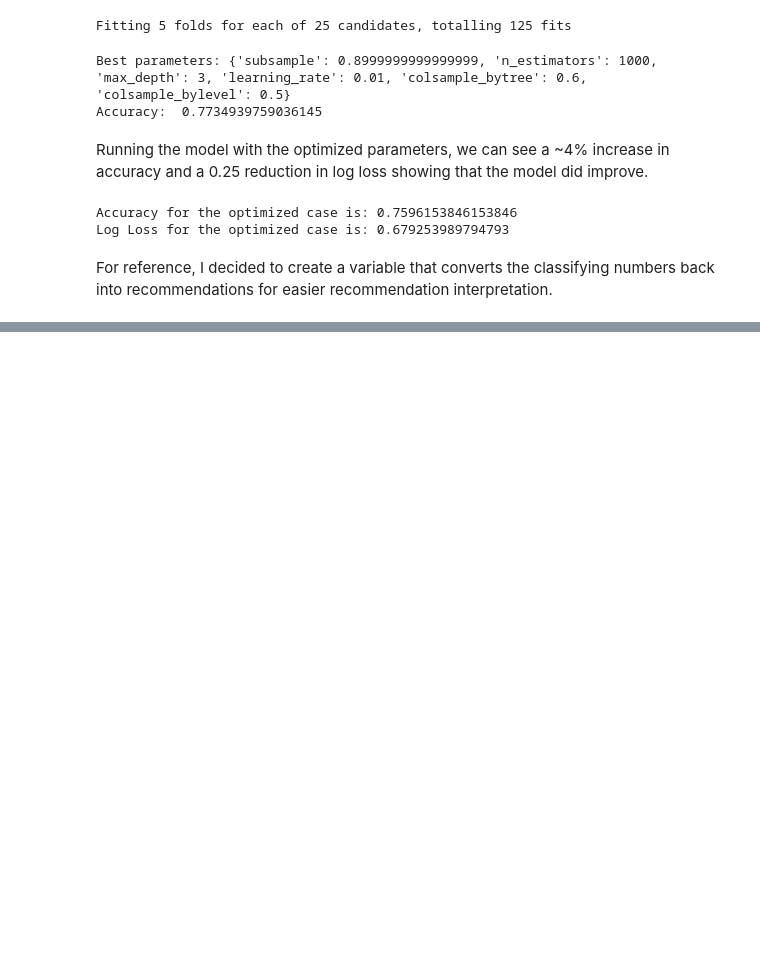
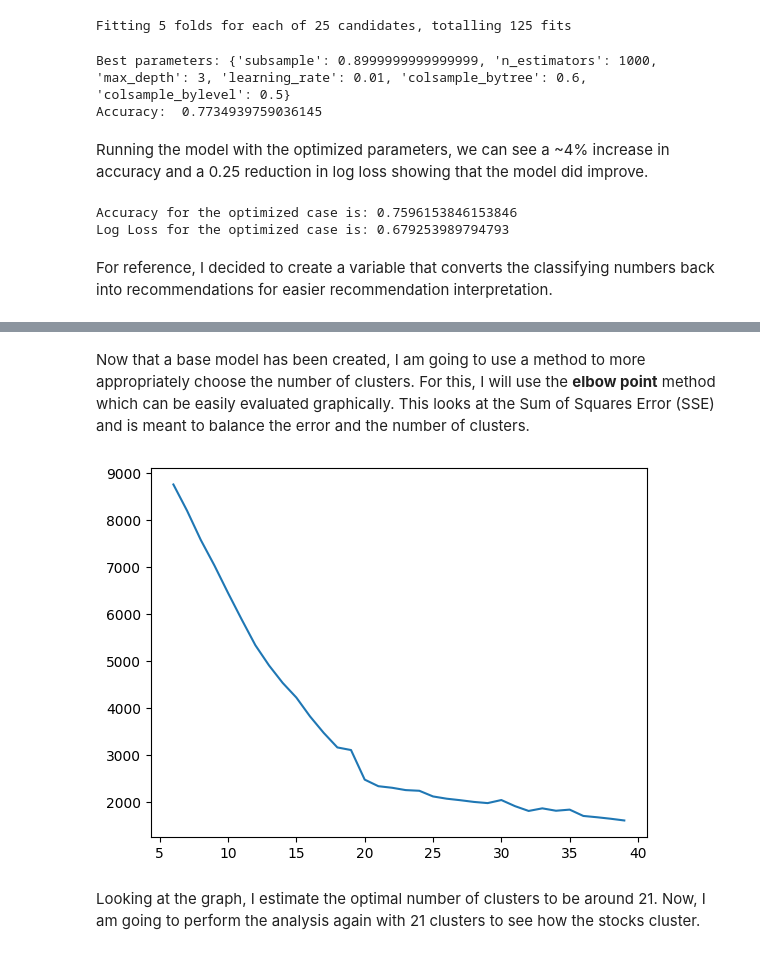
Before and after one commit to michaelwfouts/stock-fundamental-analysis-and-modeling, a Jupyter notebook: stock-fundamental-analysis-and-modeling/stock-fundamentals-analysis.ipynb, the cells around one changed output, grey strips where cells are left out. Drawn from its saved outputs; the diff is of its cells as text; code cells hidden in the pictures; blank space fills up the shorter version.

```diff
--- a/stock-fundamental-analysis-and-modeling/stock-fundamentals-analysis.ipynb
+++ b/stock-fundamental-analysis-and-modeling/stock-fundamentals-analysis.ipynb
@@ -723,0 +761,5 @@ final_recommendations = label_encoder.inverse_transform(opt_predictions)
+# %%
+# For this analysis, the data frame will be scaled as the large range difference between
+# number types gives disproportionate weight to higher numbers
+scaler = StandardScaler()
+scaled_X = scaler.fit_transform(X)
@@ -723,0 +781,23 @@ final_recommendations = label_encoder.inverse_transform(opt_predictions)
+# %% [markdown]
+Now that a base model has been created, I am going to use a method to more appropriately choose the number of clusters.  For this, I will use the **elbow point** method which can be easily evaluated graphically. This looks at the Sum of Squares Error (SSE) and is meant to balance the error and the number of clusters.
+# %%
+kmeans_kwargs = {
+    "init": "random",
+    "n_init": 10,
+    "max_iter": 300,
+    "random_state": 42,
+}
+
+# A list holds the SSE values for each k
+sse = []
+for k in range(6, 40):
+    kmeans = KMeans(n_clusters=k, **kmeans_kwargs)
+    kmeans.fit(scaled_X)
+    sse.append(kmeans.inertia_) # lowest SSE value
+
+ax = sns.lineplot(x = range(6,40),
+                  y = sse)
+# %% [output]
+[figure, added]
+# %% [markdown]
+Looking at the graph, I estimate the optimal number of clusters to be around 21.  Now, I am going to perform the analysis again with 21 clusters to see how the stocks cluster.
```
Also changed, not shown: parts of 7 cells of this notebook.
